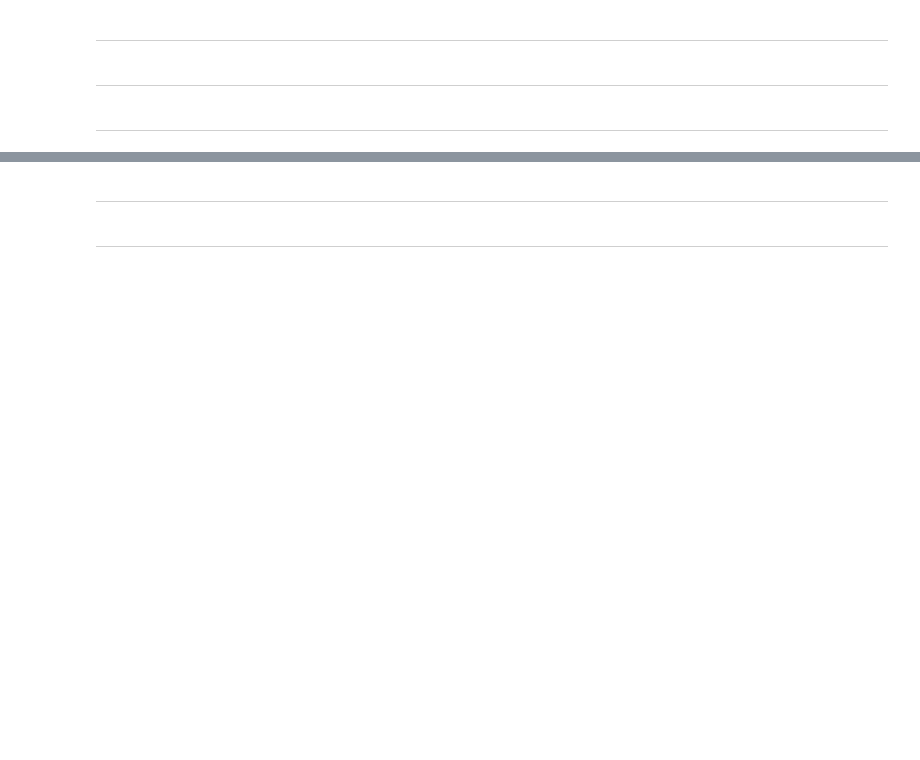
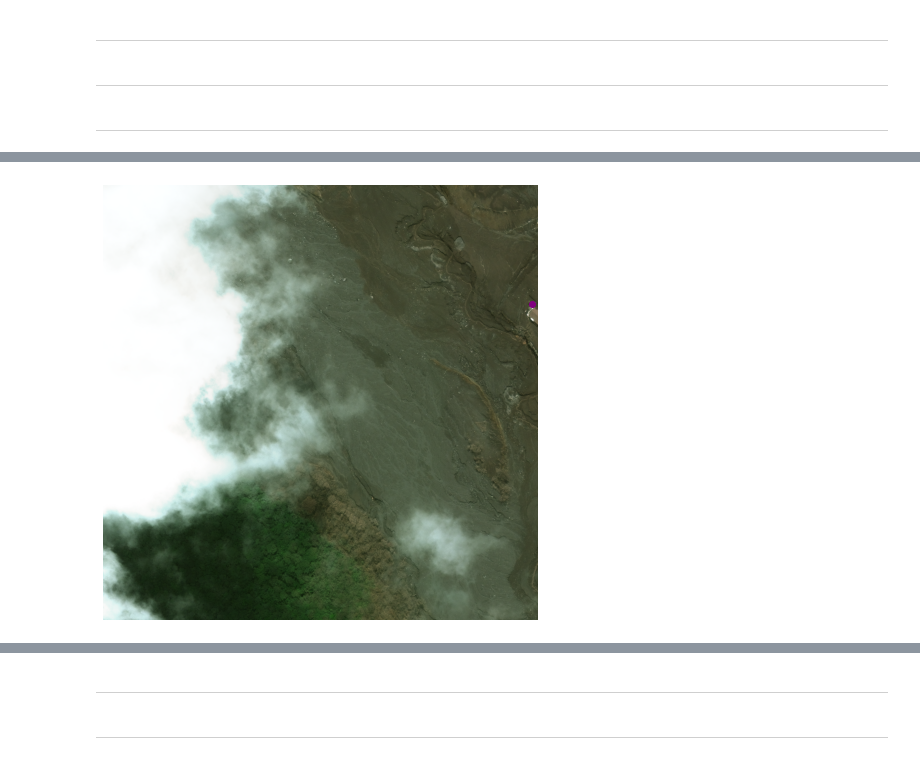
Before and after one commit to ali-ism/GCN-Disaster-Damage-thesis, a Jupyter notebook: playground.ipynb, the cells around one changed output, grey strips where cells are left out. Drawn from its saved outputs; the diff is of its cells as text; code cells hidden in the pictures; blank space fills up the shorter version.

```diff
--- a/playground.ipynb
+++ b/playground.ipynb
@@ -119,7 +139,9 @@ labels['zone'] = labels.apply(zone, axis=1)
 # %%
 from visualization import plot_on_image
 
-plot_on_image(labels, subsets[i_subset], 'guatemala-volcano_00000000')
+plot_on_image(labels, subsets[i_subset], 'guatemala-volcano_00000002')
+# %% [output]
+[figure, added]
 # %%
 from visualization import plot_on_map
 
```
Also changed, not shown: parts of 4 cells of this notebook, 3 other files.
